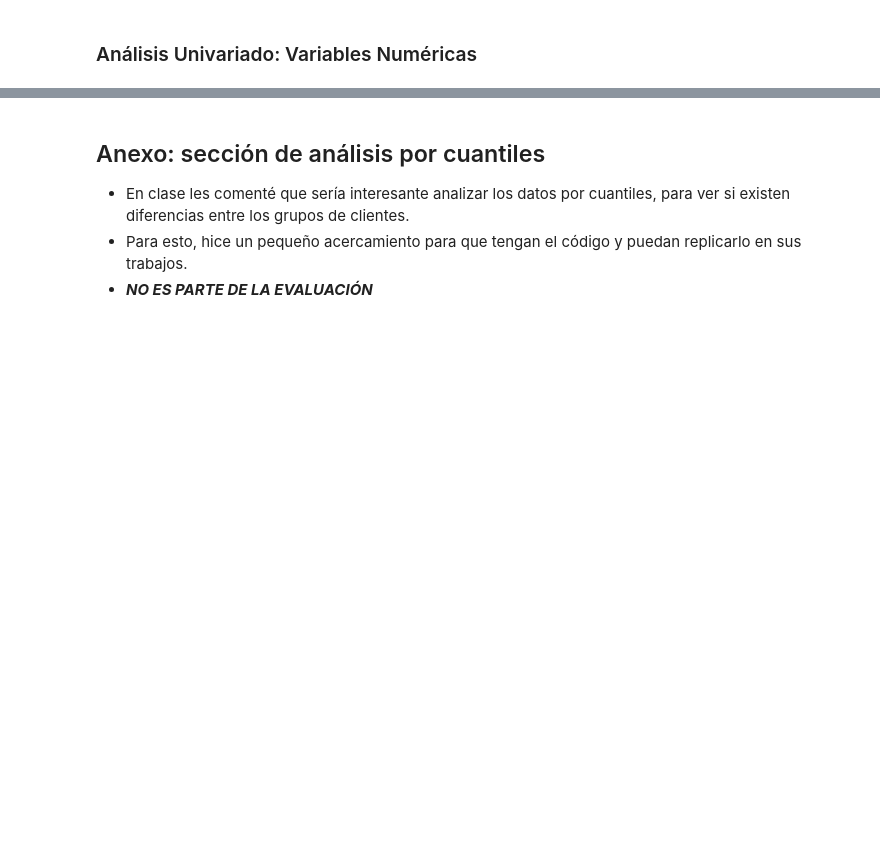
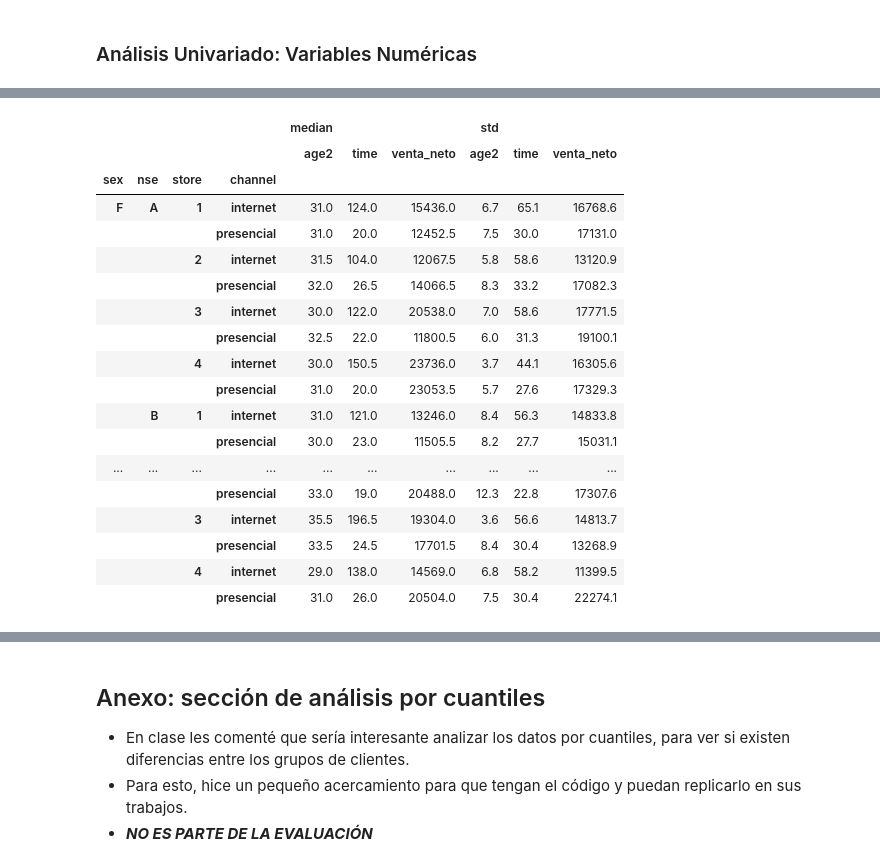
Before and after one commit to Franciscoletelier/UDP_BA, a Jupyter notebook: UDP_BA_Clase_Control01.ipynb, the cells around one changed output, grey strips where cells are left out. Drawn from its saved outputs; the diff is of its cells as text; code cells hidden in the pictures; blank space fills up the shorter version.

```diff
--- a/UDP_BA_Clase_Control01.ipynb
+++ b/UDP_BA_Clase_Control01.ipynb
@@ -737,0 +760,24 @@ Coeficiente de asimetría: 0.96
+# %%
+tabla_perfiles_3 = pd.pivot_table(df, index=['sex','nse','store','channel'], values=['venta_neto','time','age2'],
+                                    aggfunc=['median', 'std']).round(1) # El argumento round, redondea a 1 decimal
+tabla_perfiles_3
+# %% [output]
+|  |  |  |  | median |  |  | std |  |  |
+|  |  |  |  | age2 | time | venta_neto | age2 | time | venta_neto |
+| sex | nse | store | channel |  |  |  |  |  |  |
+| F | A | 1 | internet | 31.0 | 124.0 | 15436.0 | 6.7 | 65.1 | 16768.6 |
+|  |  |  | presencial | 31.0 | 20.0 | 12452.5 | 7.5 | 30.0 | 17131.0 |
+|  |  | 2 | internet | 31.5 | 104.0 | 12067.5 | 5.8 | 58.6 | 13120.9 |
+|  |  |  | presencial | 32.0 | 26.5 | 14066.5 | 8.3 | 33.2 | 17082.3 |
+|  |  | 3 | internet | 30.0 | 122.0 | 20538.0 | 7.0 | 58.6 | 17771.5 |
+|  |  |  | presencial | 32.5 | 22.0 | 11800.5 | 6.0 | 31.3 | 19100.1 |
+|  |  | 4 | internet | 30.0 | 150.5 | 23736.0 | 3.7 | 44.1 | 16305.6 |
+|  |  |  | presencial | 31.0 | 20.0 | 23053.5 | 5.7 | 27.6 | 17329.3 |
+|  | B | 1 | internet | 31.0 | 121.0 | 13246.0 | 8.4 | 56.3 | 14833.8 |
+|  |  |  | presencial | 30.0 | 23.0 | 11505.5 | 8.2 | 27.7 | 15031.1 |
+| ... | ... | ... | ... | ... | ... | ... | ... | ... | ... |
+|  |  |  | presencial | 33.0 | 19.0 | 20488.0 | 12.3 | 22.8 | 17307.6 |
+|  |  | 3 | internet | 35.5 | 196.5 | 19304.0 | 3.6 | 56.6 | 14813.7 |
+|  |  |  | presencial | 33.5 | 24.5 | 17701.5 | 8.4 | 30.4 | 13268.9 |
+|  |  | 4 | internet | 29.0 | 138.0 | 14569.0 | 6.8 | 58.2 | 11399.5 |
+|  |  |  | presencial | 31.0 | 26.0 | 20504.0 | 7.5 | 30.4 | 22274.1 |
```
Also changed, not shown: parts of 32 cells of this notebook.
